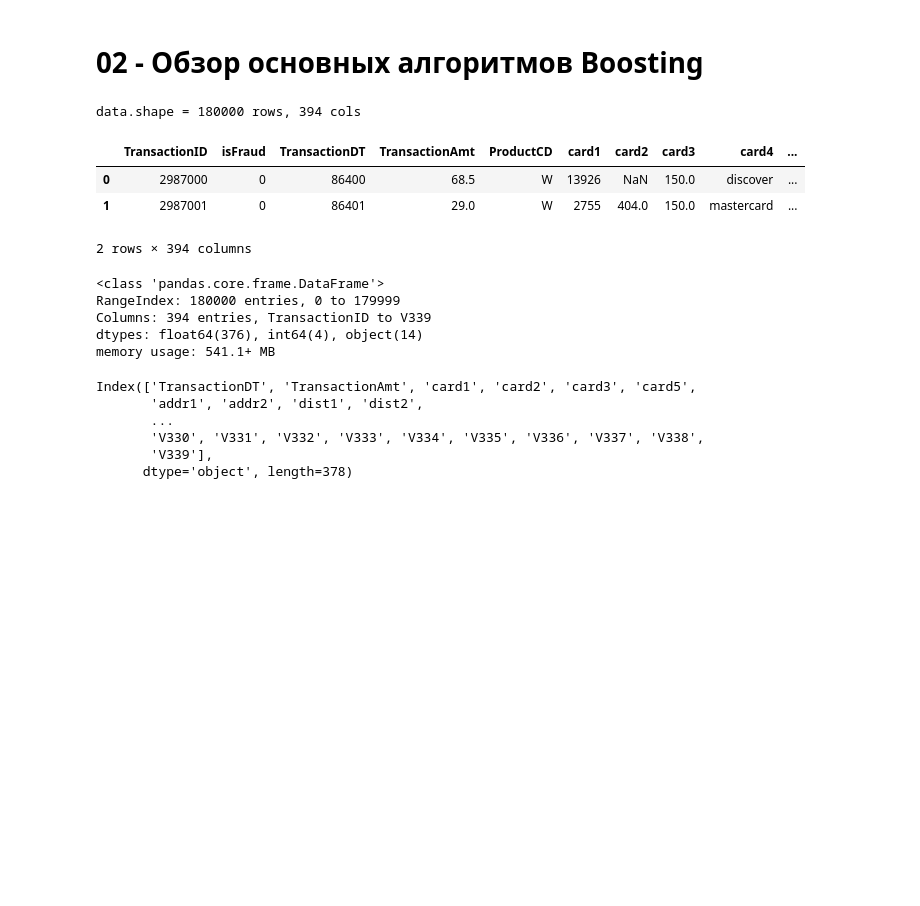
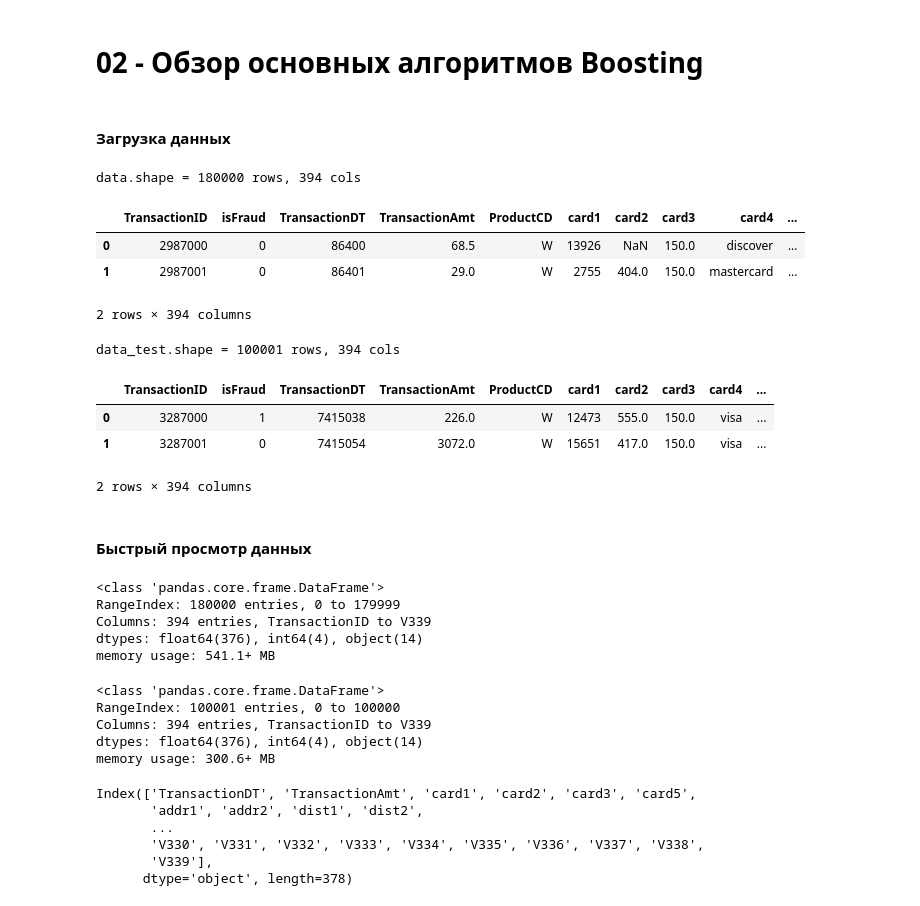
Before and after one commit to VokiVon-P/GB_Kaggle, a Jupyter notebook: notebooks/02_Boosting_Algos.ipynb, the cells around one changed output. Cells and saved outputs as stored; diff of their text form; code cells hidden in the pictures; blank space fills up the shorter version.

```diff
--- a/notebooks/02_Boosting_Algos.ipynb
+++ b/notebooks/02_Boosting_Algos.ipynb
@@ -20,6 +20,8 @@ import seaborn as sns
 # %%
 from sklearn.model_selection import train_test_split
 from sklearn.metrics import roc_auc_score
+# %% [markdown]
+#### Загрузка данных
 # %%
 DATA_TRAIN = "../data/02/assignment_2_train.csv"
 DATA_TEST = "../data/02/assignment_2_test.csv"
@@ -33,6 +35,18 @@ data.shape = 180000 rows, 394 cols
 | 0 | 2987000 | 0 | 86400 | 68.5 | W | 13926 | NaN | 150.0 | discover | ... |
 | 1 | 2987001 | 0 | 86401 | 29.0 | W | 2755 | 404.0 | 150.0 | mastercard | ... |
 2 rows × 394 columns
+# %%
+test_data = pd.read_csv(DATA_TEST)
+print("data_test.shape = {} rows, {} cols".format(*test_data.shape))
+test_data.head(n=2)
+# %% [output]
+data_test.shape = 100001 rows, 394 cols
+|  | TransactionID | isFraud | TransactionDT | TransactionAmt | ProductCD | card1 | card2 | card3 | card4 | ... |
+| 0 | 3287000 | 1 | 7415038 | 226.0 | W | 12473 | 555.0 | 150.0 | visa | ... |
+| 1 | 3287001 | 0 | 7415054 | 3072.0 | W | 15651 | 417.0 | 150.0 | visa | ... |
+2 rows × 394 columns
+# %% [markdown]
+#### Быстрый просмотр данных
 # %%
 data.info()
 # %% [output]
@@ -41,6 +55,14 @@ RangeIndex: 180000 entries, 0 to 179999
 Columns: 394 entries, TransactionID to V339
 dtypes: float64(376), int64(4), object(14)
 memory usage: 541.1+ MB
+# %%
+test_data.info()
+# %% [output]
+<class 'pandas.core.frame.DataFrame'>
+RangeIndex: 100001 entries, 0 to 100000
+Columns: 394 entries, TransactionID to V339
+dtypes: float64(376), int64(4), object(14)
+memory usage: 300.6+ MB
 # %%
 ID_F = 'TransactionID'
 TARGET_F = 'isFraud'
```
Also changed, not shown: parts of 56 cells of this notebook.
